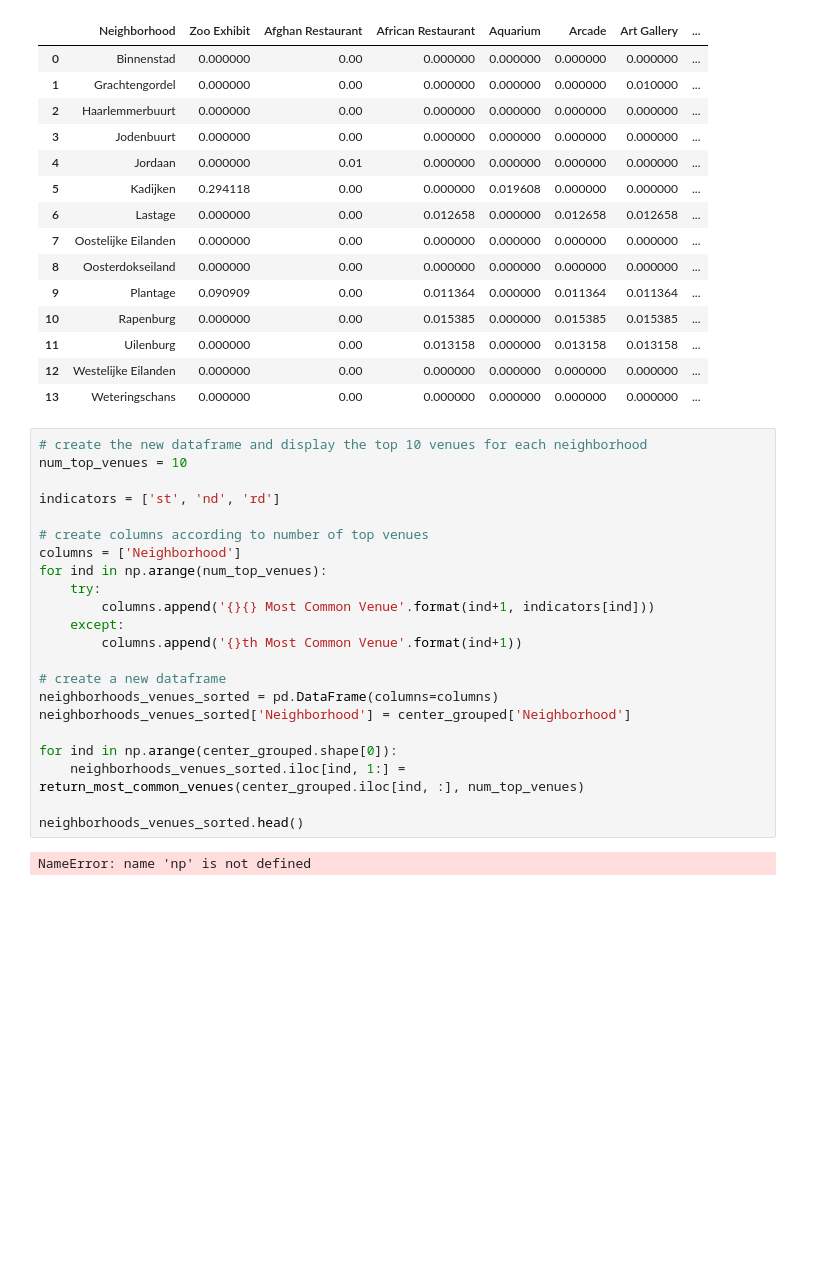
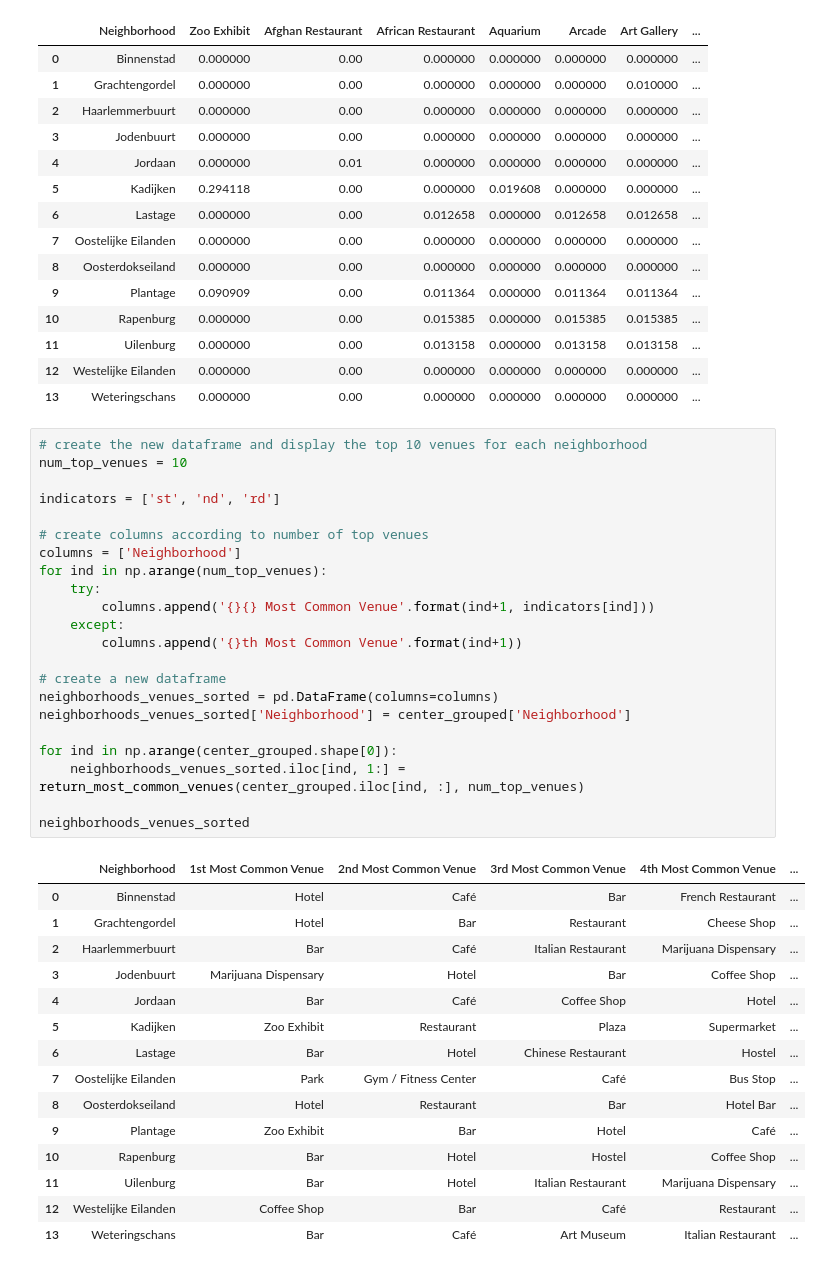
Before and after one commit to MossyFighting/Coursera_Capstone, a Jupyter notebook: assignment_week_4_5.ipynb, the cells around one changed output. Cells and saved outputs as stored; diff of their text form; blank space fills up the shorter version.

```diff
--- a/assignment_week_4_5.ipynb
+++ b/assignment_week_4_5.ipynb
@@ -220,24 +406,38 @@ center_grouped
 # %%
 # create the new dataframe and display the top 10 venues for each neighborhood
 num_top_venues = 10
 
 indicators = ['st', 'nd', 'rd']
 
 # create columns according to number of top venues
 columns = ['Neighborhood']
 for ind in np.arange(num_top_venues):
     try:
         columns.append('{}{} Most Common Venue'.format(ind+1, indicators[ind]))
     except:
         columns.append('{}th Most Common Venue'.format(ind+1))
 
 # create a new dataframe
 neighborhoods_venues_sorted = pd.DataFrame(columns=columns)
 neighborhoods_venues_sorted['Neighborhood'] = center_grouped['Neighborhood']
 
 for ind in np.arange(center_grouped.shape[0]):
     neighborhoods_venues_sorted.iloc[ind, 1:] = return_most_common_venues(center_grouped.iloc[ind, :], num_top_venues)
 
-neighborhoods_venues_sorted.head()
+neighborhoods_venues_sorted
 # %% [output]
-NameError: name 'np' is not defined
+|  | Neighborhood | 1st Most Common Venue | 2nd Most Common Venue | 3rd Most Common Venue | 4th Most Common Venue | ... |
+| 0 | Binnenstad | Hotel | Café | Bar | French Restaurant | ... |
+| 1 | Grachtengordel | Hotel | Bar | Restaurant | Cheese Shop | ... |
+| 2 | Haarlemmerbuurt | Bar | Café | Italian Restaurant | Marijuana Dispensary | ... |
+| 3 | Jodenbuurt | Marijuana Dispensary | Hotel | Bar | Coffee Shop | ... |
+| 4 | Jordaan | Bar | Café | Coffee Shop | Hotel | ... |
+| 5 | Kadijken | Zoo Exhibit | Restaurant | Plaza | Supermarket | ... |
+| 6 | Lastage | Bar | Hotel | Chinese Restaurant | Hostel | ... |
+| 7 | Oostelijke Eilanden | Park | Gym / Fitness Center | Café | Bus Stop | ... |
+| 8 | Oosterdokseiland | Hotel | Restaurant | Bar | Hotel Bar | ... |
+| 9 | Plantage | Zoo Exhibit | Bar | Hotel | Café | ... |
+| 10 | Rapenburg | Bar | Hotel | Hostel | Coffee Shop | ... |
+| 11 | Uilenburg | Bar | Hotel | Italian Restaurant | Marijuana Dispensary | ... |
+| 12 | Westelijke Eilanden | Coffee Shop | Bar | Café | Restaurant | ... |
+| 13 | Weteringschans | Bar | Café | Art Museum | Italian Restaurant | ... |
```
Also changed, not shown: parts of 27 cells of this notebook.
